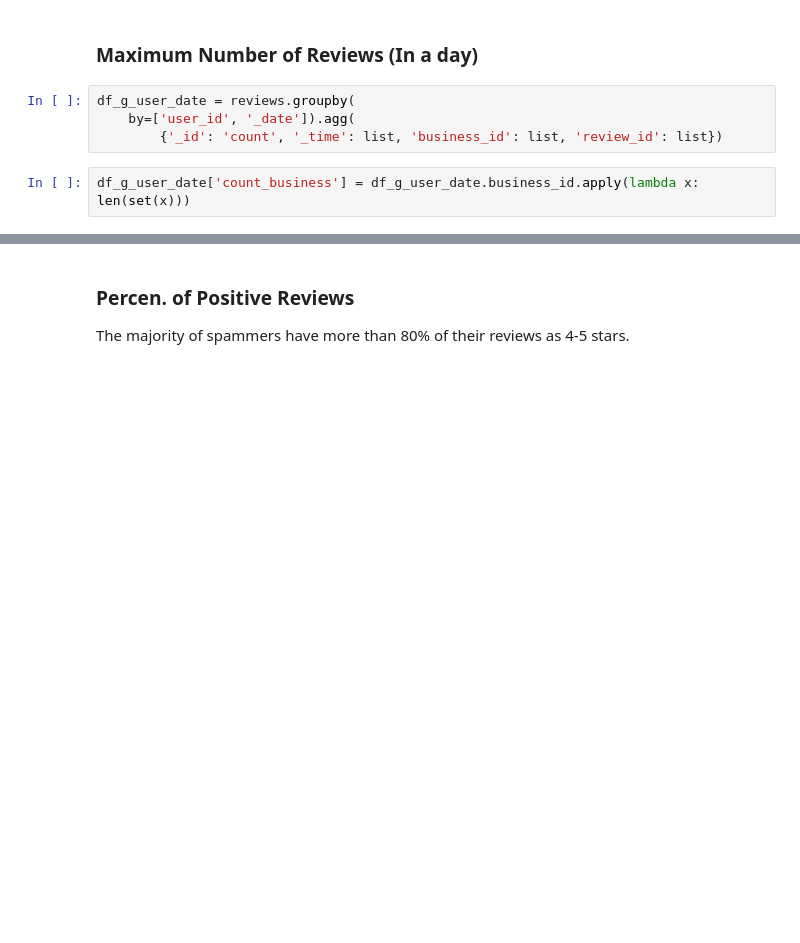
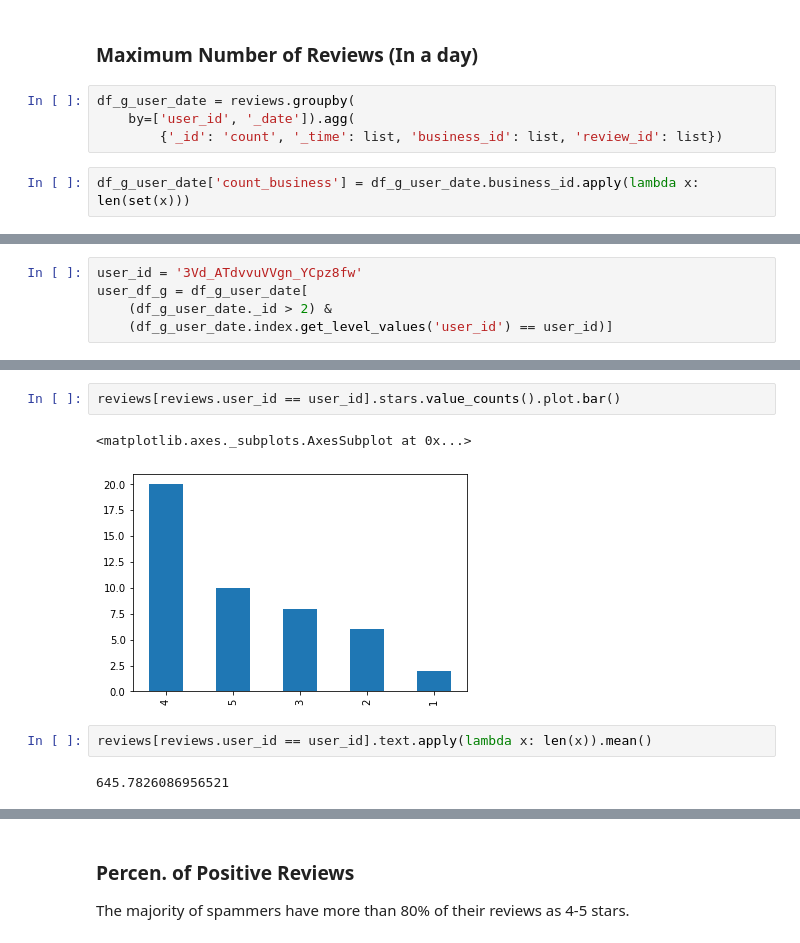
Before and after one commit to metinsenturk/review-credibility, a Jupyter notebook: notebooks/User features.ipynb, the cells around one changed output, grey strips where cells are left out. Saved outputs shown, nothing was run; the diff lists cells and outputs as text; blank space fills up the shorter version.

```diff
--- a/notebooks/User features.ipynb
+++ b/notebooks/User features.ipynb
@@ -118,0 +156,5 @@ df_g_user_date[
+# %%
+user_id = '3Vd_ATdvvuVVgn_YCpz8fw'
+user_df_g = df_g_user_date[
+    (df_g_user_date._id > 2) &
+    (df_g_user_date.index.get_level_values('user_id') == user_id)]
@@ -118,0 +169,9 @@ df_g_user_date[
+# %%
+reviews[reviews.user_id == user_id].stars.value_counts().plot.bar()
+# %% [output]
+<matplotlib.axes._subplots.AxesSubplot at 0x...>
+[figure, added]
+# %%
+reviews[reviews.user_id == user_id].text.apply(lambda x: len(x)).mean()
+# %% [output]
+645.7826086956521
```
Also changed, not shown: parts of 45 cells of this notebook, 6 other files.
